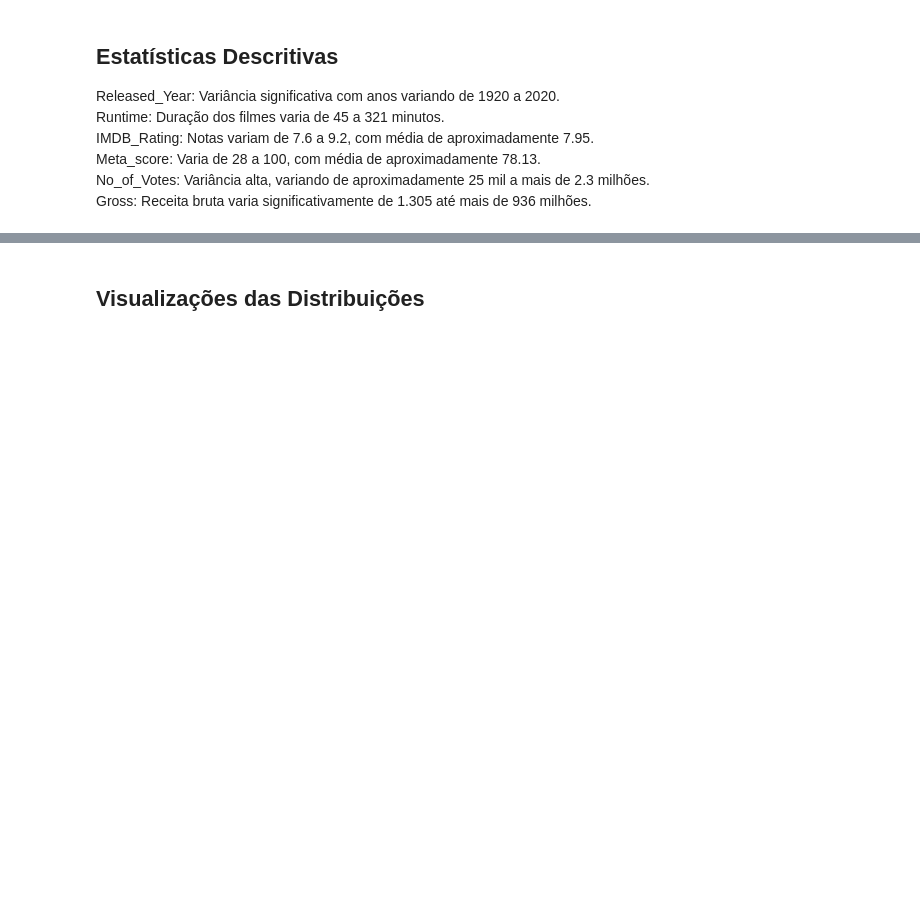
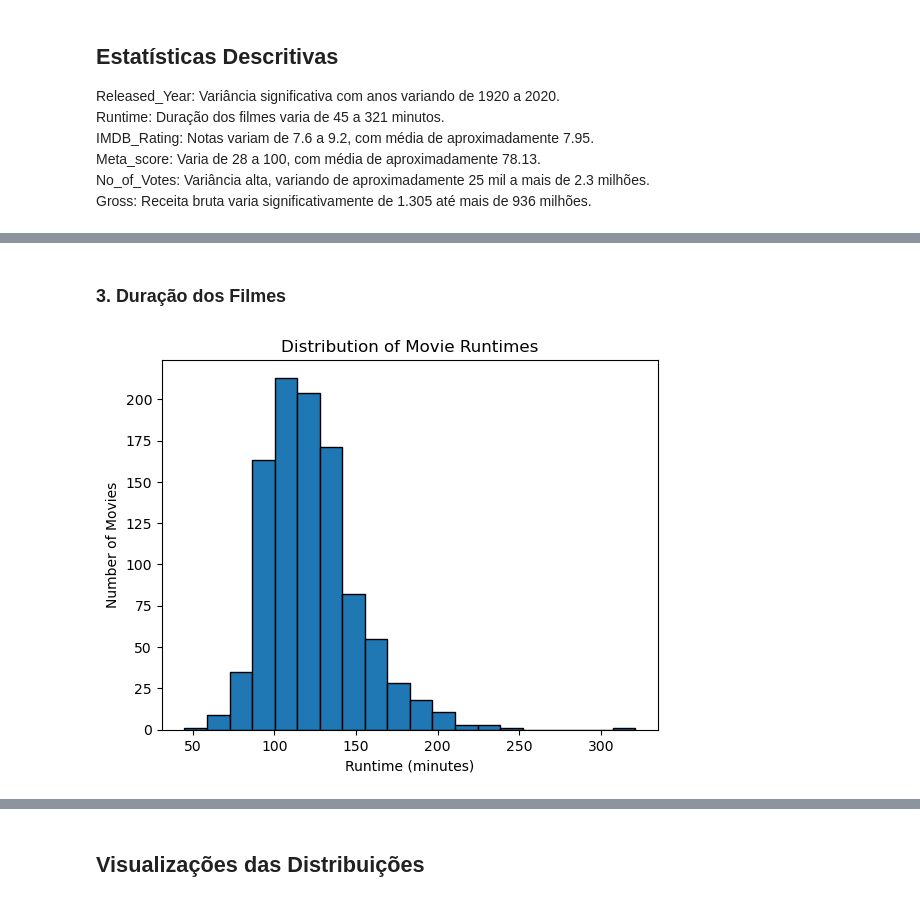
Before and after one commit to icarogga/-LH_CD_ICARO, a Jupyter notebook: desafio_indicium_imdb_analysis.ipynb, the cells around one changed output, grey strips where cells are left out. Saved outputs shown, nothing was run; the diff lists cells and outputs as text; code cells hidden in the pictures; blank space fills up the shorter version.

```diff
--- a/desafio_indicium_imdb_analysis.ipynb
+++ b/desafio_indicium_imdb_analysis.ipynb
@@ -163,0 +192,10 @@ Gross: Receita bruta varia significativamente de 1.305 até mais de 936 milhões
+# %% [markdown]
+### 3. Duração dos Filmes
+# %%
+plt.hist(df['Runtime'], bins=20, edgecolor='black')
+plt.xlabel('Runtime (minutes)')
+plt.ylabel('Number of Movies')
+plt.title('Distribution of Movie Runtimes')
+plt.show()
+# %% [output]
+[figure, added]
```
Also changed, not shown: parts of 29 cells of this notebook, 4 other files.
